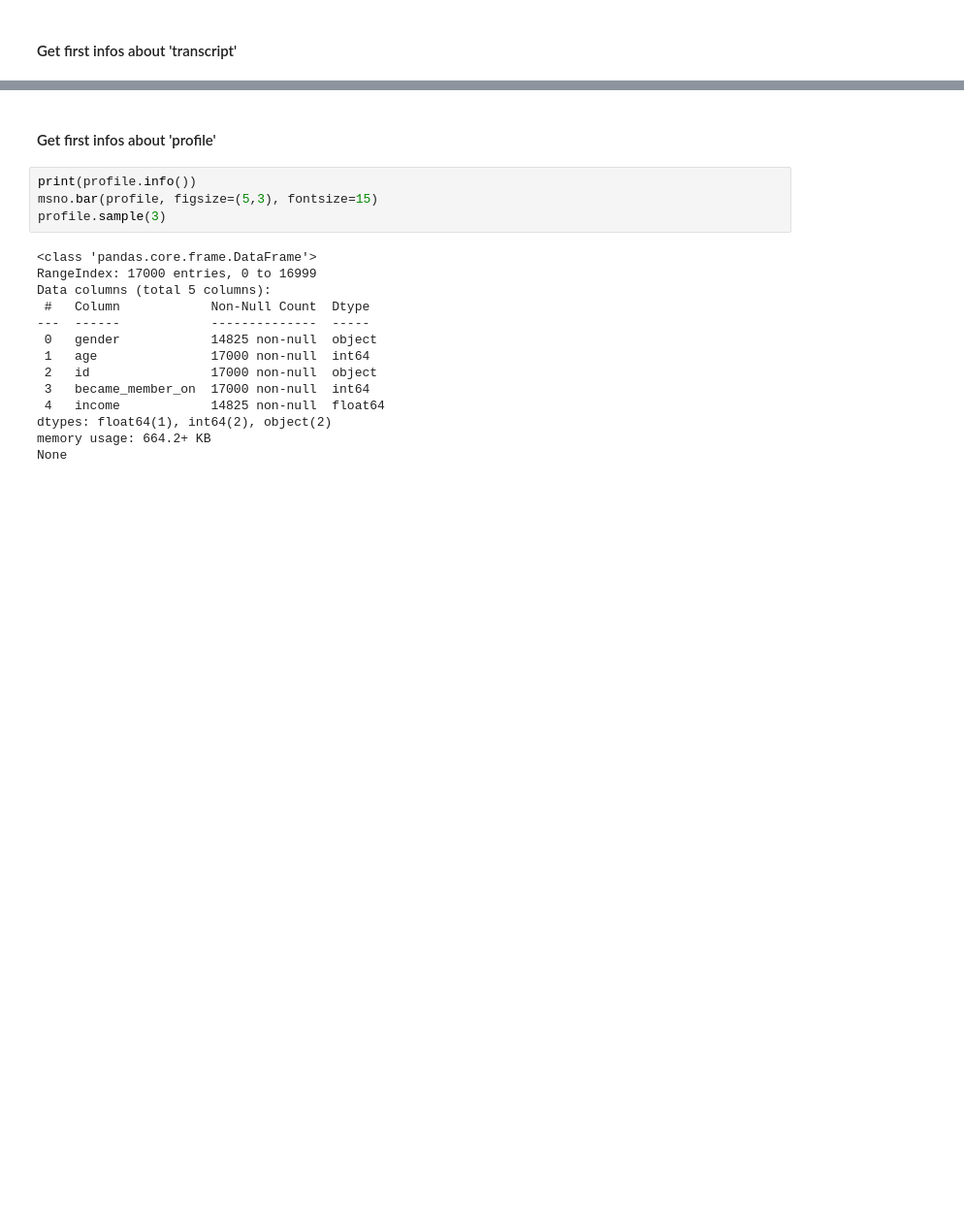
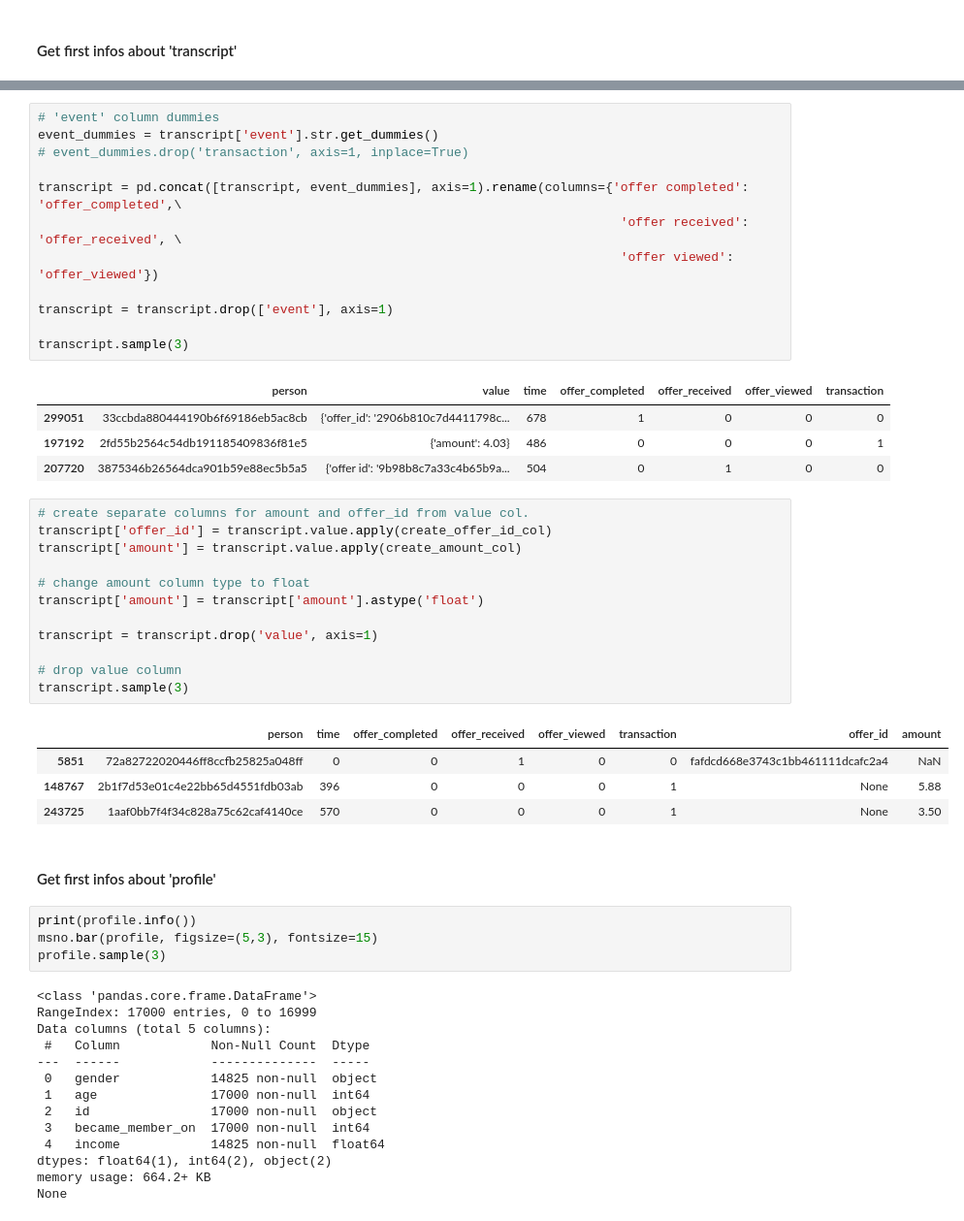
Before and after one commit to LucasGuiraldelli/DataScience-StarbucksCapstone, a Jupyter notebook: StarbucksProject/Starbucks_Capstone_Notebook.ipynb, the cells around one changed output, grey strips where cells are left out. Shown at 97% size. Saved outputs shown, nothing was run; the diff lists cells and outputs as text; blank space fills up the shorter version.

```diff
--- a/StarbucksProject/Starbucks_Capstone_Notebook.ipynb
+++ b/StarbucksProject/Starbucks_Capstone_Notebook.ipynb
@@ -168,3 +190,37 @@ None
+# %%
+# 'event' column dummies
+event_dummies = transcript['event'].str.get_dummies()
+# event_dummies.drop('transaction', axis=1, inplace=True)
+
+transcript = pd.concat([transcript, event_dummies], axis=1).rename(columns={'offer completed': 'offer_completed',\
+                                                                             'offer received': 'offer_received', \
+                                                                             'offer viewed': 'offer_viewed'})
+
+transcript = transcript.drop(['event'], axis=1)
+
+transcript.sample(3)
+# %% [output]
+|  | person | value | time | offer_completed | offer_received | offer_viewed | transaction |
+| 299051 | 33ccbda880444190b6f69186eb5ac8cb | {'offer_id': '2906b810c7d4411798c... | 678 | 1 | 0 | 0 | 0 |
+| 197192 | 2fd55b2564c54db191185409836f81e5 | {'amount': 4.03} | 486 | 0 | 0 | 0 | 1 |
+| 207720 | 3875346b26564dca901b59e88ec5b5a5 | {'offer id': '9b98b8c7a33c4b65b9a... | 504 | 0 | 1 | 0 | 0 |
+# %%
+# create separate columns for amount and offer_id from value col.
+transcript['offer_id'] = transcript.value.apply(create_offer_id_col)
+transcript['amount'] = transcript.value.apply(create_amount_col)
+
+# change amount column type to float
+transcript['amount'] = transcript['amount'].astype('float')
+
+transcript = transcript.drop('value', axis=1)
+
+# drop value column
+transcript.sample(3)
+# %% [output]
+|  | person | time | offer_completed | offer_received | offer_viewed | transaction | offer_id | amount |
+| 5851 | 72a82722020446ff8ccfb25825a048ff | 0 | 0 | 1 | 0 | 0 | fafdcd668e3743c1bb461111dcafc2a4 | NaN |
+| 148767 | 2b1f7d53e01c4e22bb65d4551fdb03ab | 396 | 0 | 0 | 0 | 1 | None | 5.88 |
+| 243725 | 1aaf0bb7f4f34c828a75c62caf4140ce | 570 | 0 | 0 | 0 | 1 | None | 3.50 |
 # %% [markdown]
 #### Get first infos about 'profile'
 # %%
```
Also changed, not shown: parts of 7 cells of this notebook, 1 other file.
